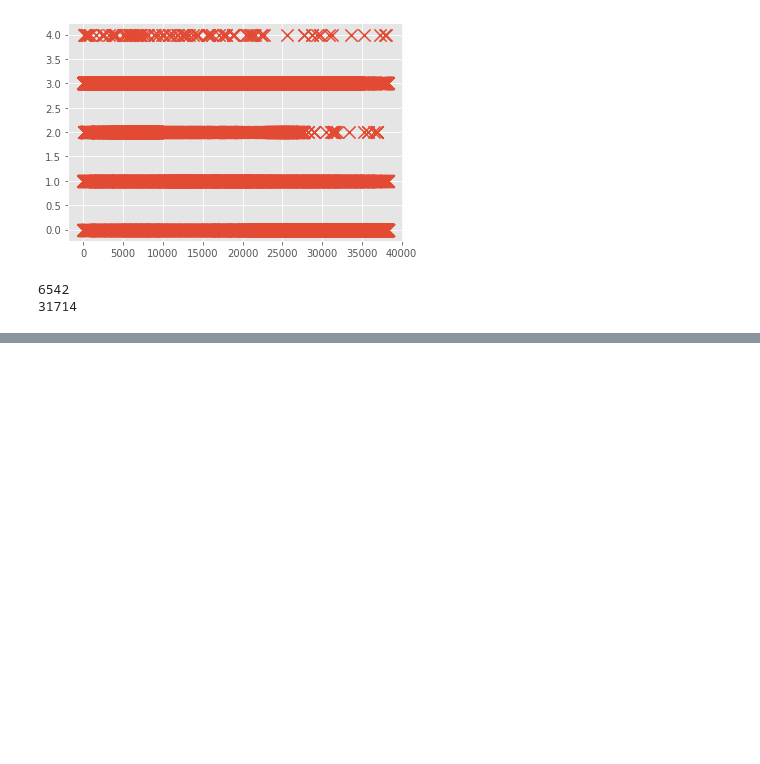
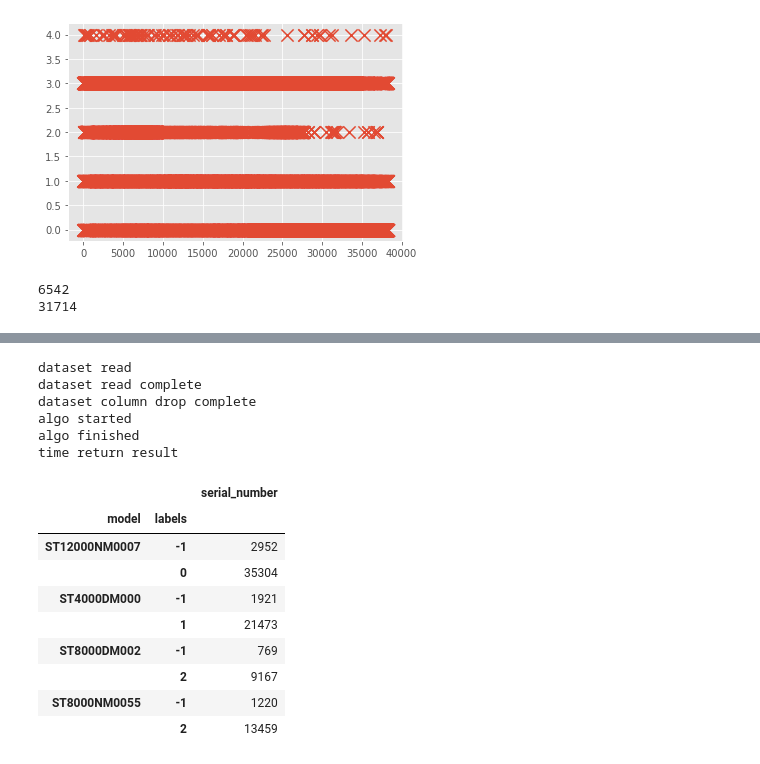
Before and after one commit to KarthikNA/Prediction-of-Hard-Drive-Failure, a Jupyter notebook: unsupervised/single_model.ipynb, the cells around one changed output, grey strips where cells are left out. Cells and saved outputs as stored; diff of their text form; code cells hidden in the pictures; blank space fills up the shorter version.

```diff
--- a/unsupervised/single_model.ipynb
+++ b/unsupervised/single_model.ipynb
@@ -111,0 +280,46 @@ print(len(l2))
+# %%
+def dbscan():
+    st_models = req_models = ['ST12000NM0007', 'ST4000DM000', 'ST8000NM0055', 'ST8000DM002']
+    df_final = pd.DataFrame()
+    print("dataset read")
+    for name in st_models:
+        full_name = name + "_last_day_all_q_raw.csv"
+        dataset = pd.read_csv("../dataset/" + full_name)
+        df = dataset[['model', 'serial_number','capacity_bytes', 'smart_5_raw', 'smart_187_raw', 'smart_188_raw', 'smart_197_raw', 'smart_198_raw']]
+        df_final = df_final.append(df, ignore_index=True)
+    print("dataset read complete")
+    df_final_copy = df_final.copy()
+    drop_columns = ['model', 'serial_number']
+    df_final_copy.drop(drop_columns, axis = 1, inplace=True)
+    print("dataset column drop complete")
+    print("algo started")
+    db = DBSCAN( min_samples=1000)
+    db.fit(df_final_copy)
+    print("algo finished")
+    labels = db.labels_
+    df_new = pd.DataFrame()
+    df_new["model"] = df_final["model"]
+    df_new["serial_number"] = df_final["serial_number"]
+    df_new["labels"] = labels
+    dx = df_new.groupby(['model', 'labels']).count()
+    print("time return result")
+    return dx
+result = dbscan()
+result
+# %% [output]
+dataset read
+dataset read complete
+dataset column drop complete
+algo started
+algo finished
+time return result
+|  |  | serial_number |
+| model | labels |  |
+| ST12000NM0007 | -1 | 2952 |
+|  | 0 | 35304 |
+| ST4000DM000 | -1 | 1921 |
+|  | 1 | 21473 |
+| ST8000DM002 | -1 | 769 |
+|  | 2 | 9167 |
+| ST8000NM0055 | -1 | 1220 |
+|  | 2 | 13459 |
```
Also changed, not shown: parts of 31 cells of this notebook, 1 other file.
